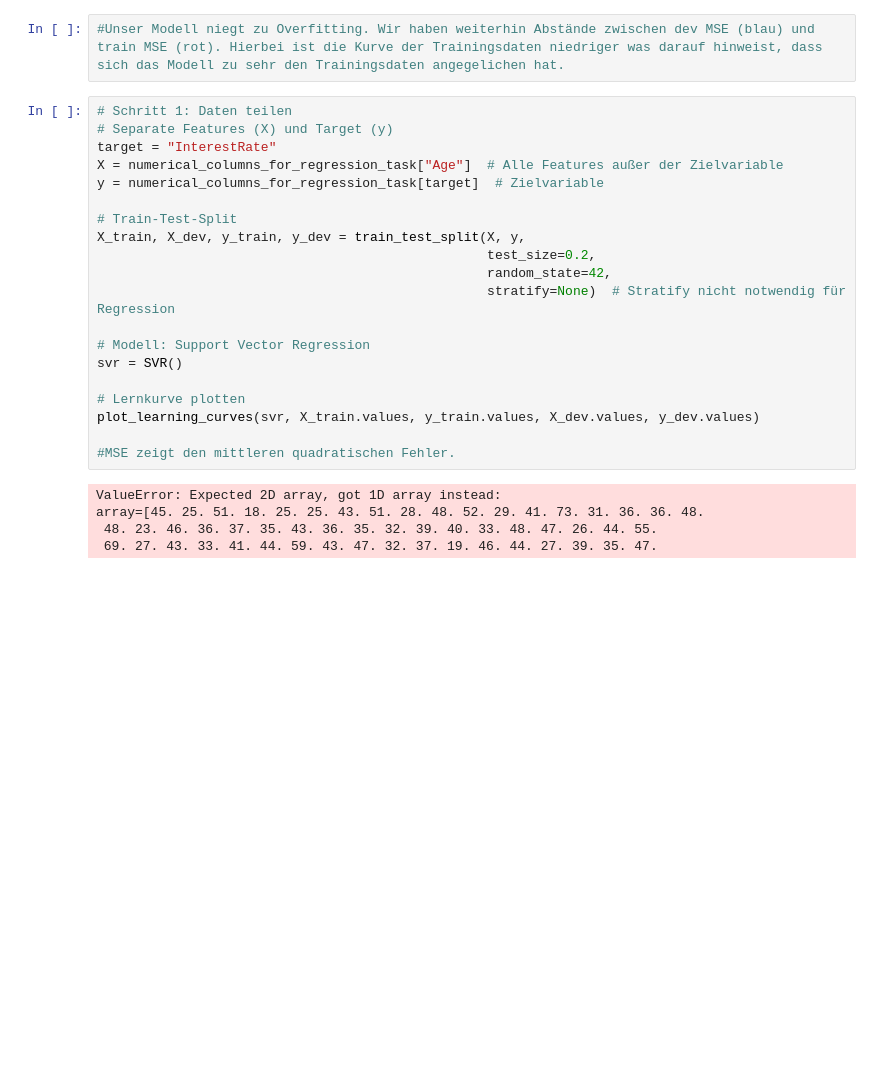
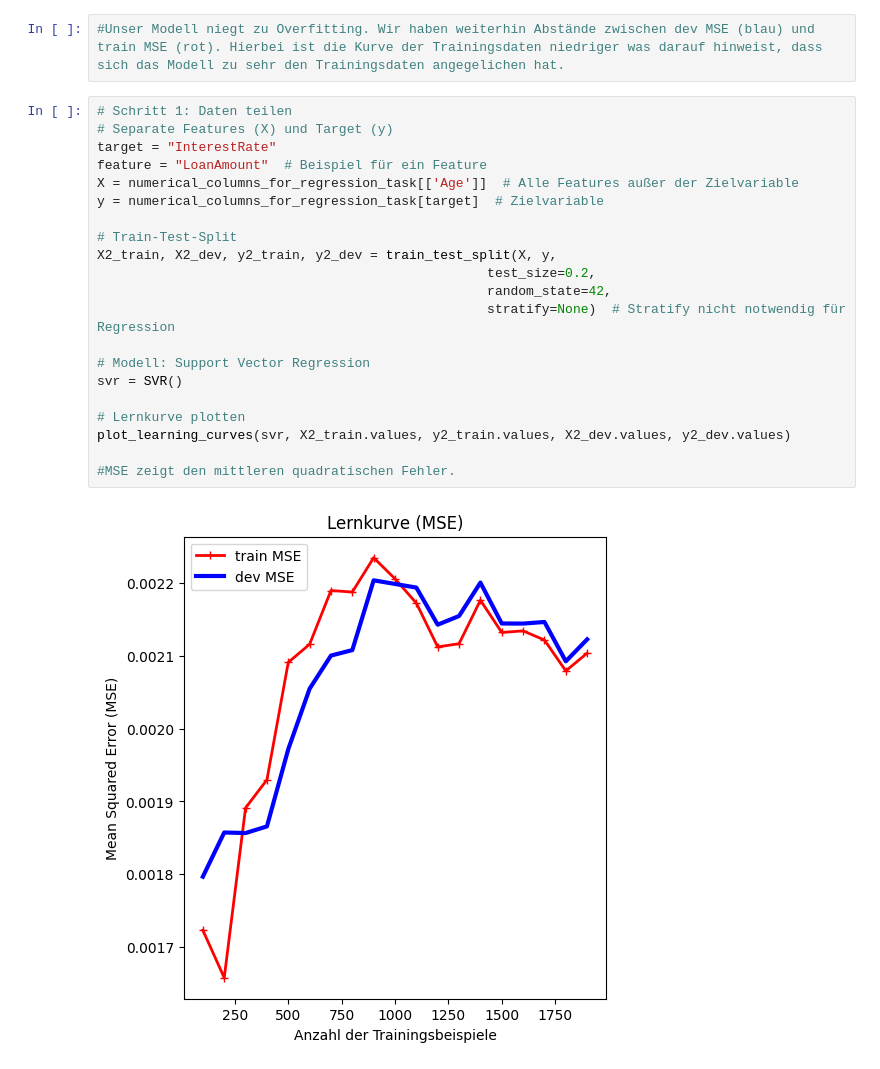
Before and after one commit to jovicdev97/financial-data-analytics, a Jupyter notebook: test.ipynb, the cells around one changed output. Cells and saved outputs as stored; diff of their text form; blank space fills up the shorter version.

```diff
--- a/test.ipynb
+++ b/test.ipynb
@@ -1352,25 +1352,23 @@ plot_learning_curves(svr, X_train.values, y_train.values, X_dev.values, y_dev.va
 # %%
 # Schritt 1: Daten teilen
 # Separate Features (X) und Target (y)
 target = "InterestRate"
-X = numerical_columns_for_regression_task["Age"]  # Alle Features außer der Zielvariable
+feature = "LoanAmount"  # Beispiel für ein Feature
+X = numerical_columns_for_regression_task[['Age']]  # Alle Features außer der Zielvariable
 y = numerical_columns_for_regression_task[target]  # Zielvariable
 
 # Train-Test-Split
-X_train, X_dev, y_train, y_dev = train_test_split(X, y,
+X2_train, X2_dev, y2_train, y2_dev = train_test_split(X, y,
                                                   test_size=0.2,
                                                   random_state=42,
                                                   stratify=None)  # Stratify nicht notwendig für Regression
 
 # Modell: Support Vector Regression
 svr = SVR()
 
 # Lernkurve plotten
-plot_learning_curves(svr, X_train.values, y_train.values, X_dev.values, y_dev.values)
+plot_learning_curves(svr, X2_train.values, y2_train.values, X2_dev.values, y2_dev.values)
 
 #MSE zeigt den mittleren quadratischen Fehler.
 # %% [output]
-ValueError: Expected 2D array, got 1D array instead:
-array=[45. 25. 51. 18. 25. 25. 43. 51. 28. 48. 52. 29. 41. 73. 31. 36. 36. 48.
- 48. 23. 46. 36. 37. 35. 43. 36. 35. 32. 39. 40. 33. 48. 47. 26. 44. 55.
- 69. 27. 43. 33. 41. 44. 59. 43. 47. 32. 37. 19. 46. 44. 27. 39. 35. 47.
+[figure, added]
```
